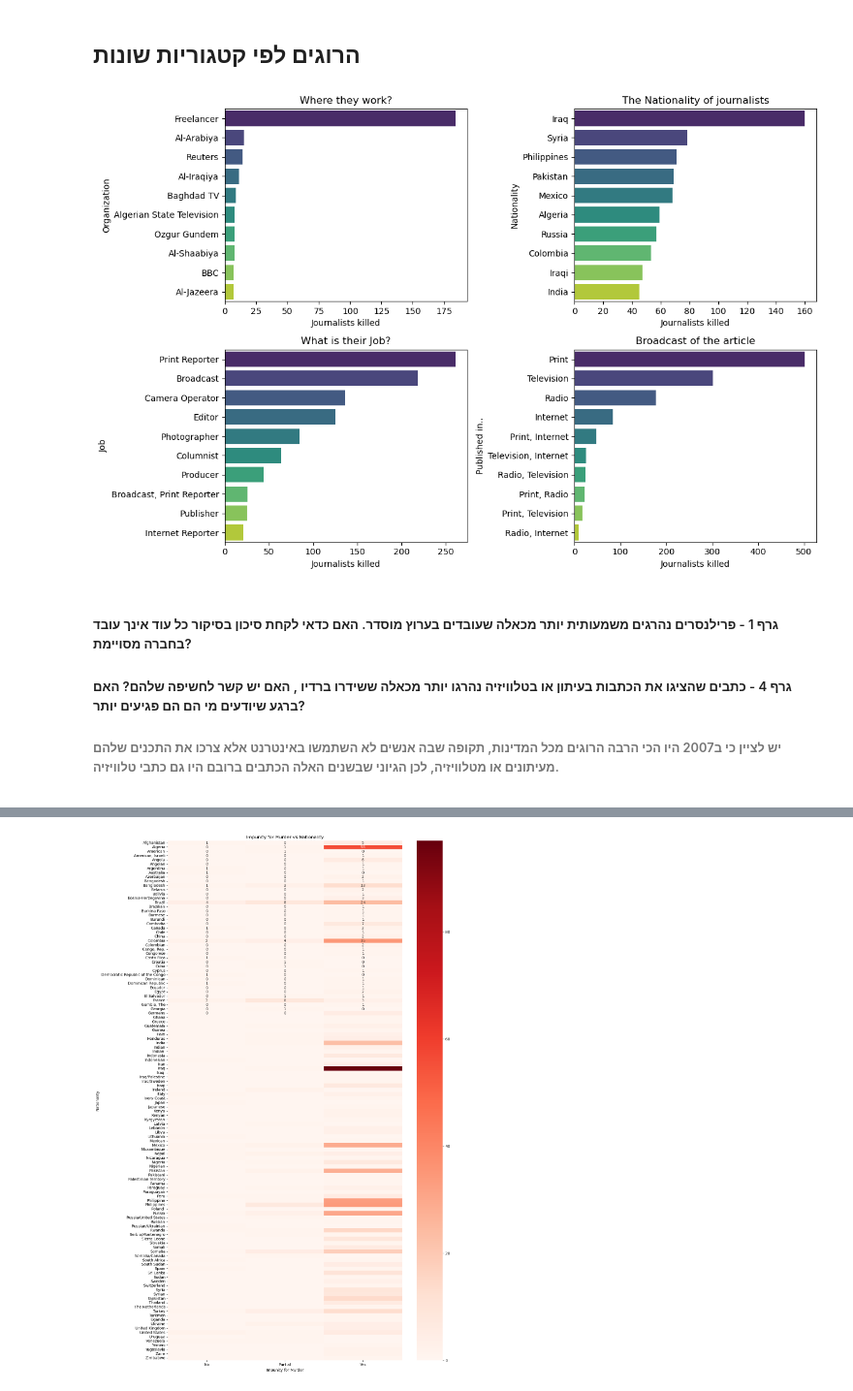
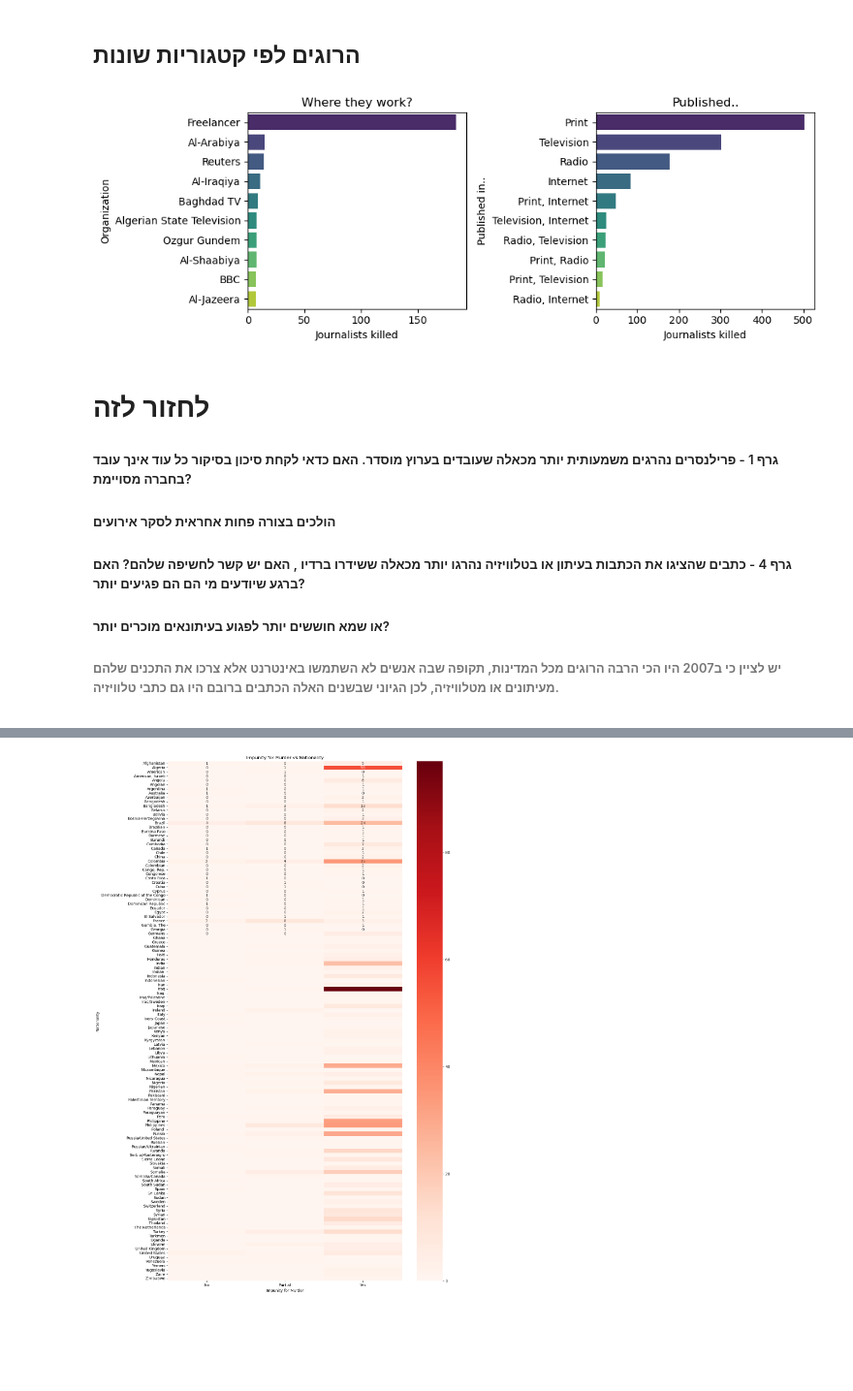
Before and after one commit to lauMren/Journalists-Project, a Jupyter notebook: LAST2361.ipynb, the cells around one changed output, grey strips where cells are left out. Shown: that part at 97% size. Drawn from its saved outputs; the diff is of its cells as text; code cells hidden in the pictures; blank space fills up the shorter version.

```diff
--- a/LAST2361.ipynb
+++ b/LAST2361.ipynb
@@ -380,40 +407,33 @@ Ten_Job = jour_df['Job'].value_counts().head(10)
 # %%
 Ten_Medium = jour_df['Medium'].value_counts().head(10)
-# %%
-fig, axes = plt.subplots(2, 2, figsize=(12, 8))
-
-# גרף 1 - ארגונים
-sns.barplot(ax=axes[0, 0], x=Ten_Organizations, y=Ten_Organizations.index, palette='viridis')
-axes[0, 0].set_title('Where they work?')
-axes[0, 0].set_xlabel('Journalists killed')
-axes[0, 0].set_ylabel('Organization')
-
-# גרף 2 - לאום
-sns.barplot(ax=axes[0, 1], x=Ten_Nationality, y=Ten_Nationality.index, palette='viridis')
-axes[0, 1].set_title('The Nationality of journalists')
-axes[0, 1].set_xlabel('Journalists killed')
-axes[0, 1].set_ylabel('Nationality')
-
-# גרף 3 - תפקיד
-sns.barplot(ax=axes[1, 0], x=Ten_Job, y=Ten_Job.index, palette='viridis')
-axes[1, 0].set_title('What is their Job?')
-axes[1, 0].set_xlabel('Journalists killed')
-axes[1, 0].set_ylabel('Job')
-
-# גרף 4 - איפה פורסם
-sns.barplot(ax=axes[1, 1], x=Ten_Medium, y=Ten_Medium.index, palette='viridis')
-axes[1, 1].set_title('Broadcast of the article')
-axes[1, 1].set_xlabel('Journalists killed')
-axes[1, 1].set_ylabel('Published in..')
-plt.tight_layout()
-plt.show()
-# %% [output]
-[figure, removed]
+# %%
+fig, axes = plt.subplots(1, 2, figsize=(10, 3.6))
+
+# גרף שמאלי - ארגונים
+sns.barplot(x=Ten_Organizations.values, y=Ten_Organizations.index, palette='viridis', ax=axes[0])
+axes[0].set_title('Where they work?')
+axes[0].set_xlabel('Journalists killed')
+axes[0].set_ylabel('Organization')
+
+# גרף ימני - איפה פורסם
+sns.barplot(x=Ten_Medium.values, y=Ten_Medium.index, palette='viridis', ax=axes[1])
+axes[1].set_title('Published..')
+axes[1].set_xlabel('Journalists killed')
+axes[1].set_ylabel('Published in..')
+
+plt.tight_layout()
+plt.show()
+# %% [output]
+[figure, added]
 # %% [markdown]
 <div dir="rtl">
 
+
+# לחזור לזה
 #####  גרף 1 - פרילנסרים נהרגים משמעותית יותר מכאלה שעובדים בערוץ מוסדר.  האם כדאי לקחת סיכון בסיקור כל עוד אינך עובד בחברה מסויימת?
+##### הולכים בצורה פחות אחראית לסקר אירועים
 #####  גרף 4 - כתבים שהציגו את הכתבות בעיתון או בטלוויזיה נהרגו יותר מכאלה ששידרו ברדיו , האם יש קשר לחשיפה שלהם? האם ברגע שיודעים מי הם הם פגיעים יותר?
+##### או שמא חוששים יותר לפגוע בעיתונאים מוכרים יותר?
 
 ###### יש לציין כי ב2007 היו הכי הרבה הרוגים מכל המדינות, תקופה שבה אנשים לא השתמשו באינטרנט אלא צרכו את התכנים שלהם מעיתונים או מטלוויזיה, לכן הגיוני שבשנים האלה הכתבים ברובם היו גם כתבי טלוויזיה.
 # %% [markdown]
```
Also changed, not shown: parts of 26 cells of this notebook.
